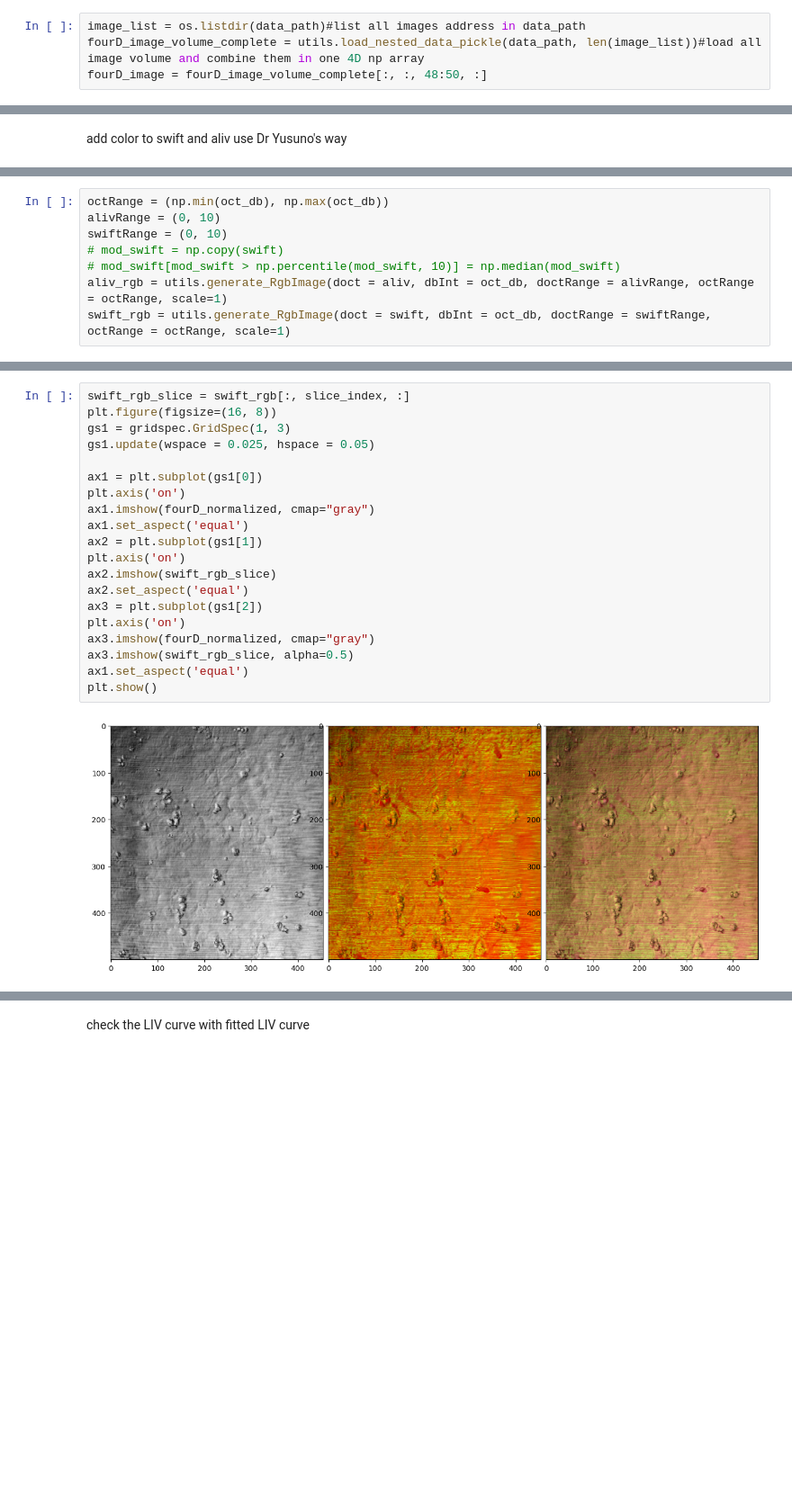
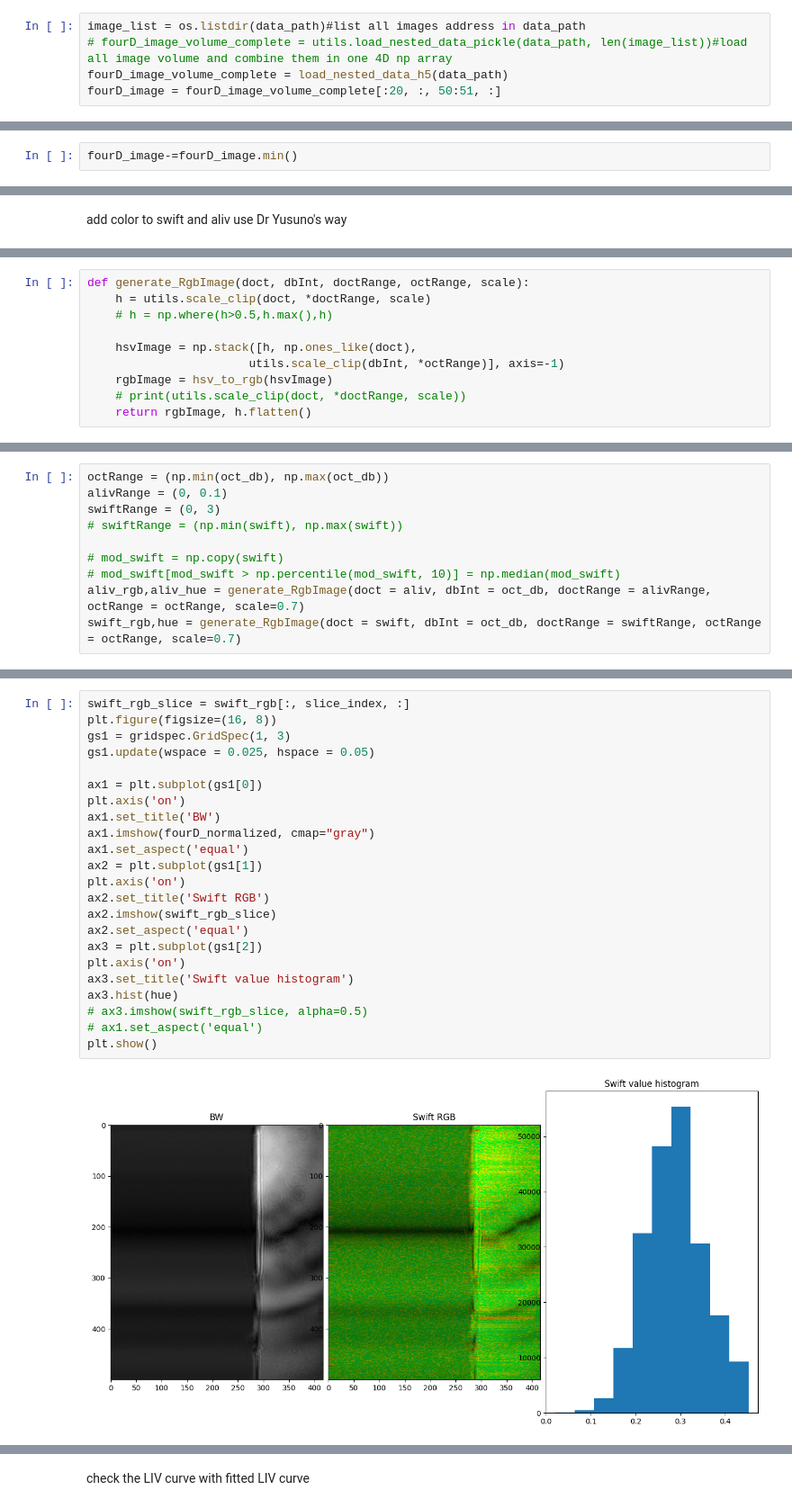
Before and after one commit to unrealxiao/dynamicOCT, a Jupyter notebook: YusunoDOCT.ipynb, the cells around one changed output, grey strips where cells are left out. Shown at 90% size. Saved outputs shown, nothing was run; the diff lists cells and outputs as text; blank space fills up the shorter version.

```diff
--- a/YusunoDOCT.ipynb
+++ b/YusunoDOCT.ipynb
@@ -40,4 +63,5 @@ plt.imshow(volume[1, :, :], cmap="gray")
 # %%
 image_list = os.listdir(data_path)#list all images address in data_path
-fourD_image_volume_complete = utils.load_nested_data_pickle(data_path, len(image_list))#load all image volume and combine them in one 4D np array
-fourD_image = fourD_image_volume_complete[:, :, 48:50, :]
+# fourD_image_volume_complete = utils.load_nested_data_pickle(data_path, len(image_list))#load all image volume and combine them in one 4D np array
+fourD_image_volume_complete = load_nested_data_h5(data_path)
+fourD_image = fourD_image_volume_complete[:20, :, 50:51, :]
@@ -45,0 +68,2 @@ concatenate_set = utils.concatenate_scan_set(fourD_image)
+# %%
+fourD_image-=fourD_image.min()
@@ -246,0 +183,10 @@ add color to swift and aliv use Dr Yusuno's way
+# %%
+def generate_RgbImage(doct, dbInt, doctRange, octRange, scale):
+    h = utils.scale_clip(doct, *doctRange, scale)
+    # h = np.where(h>0.5,h.max(),h)
+
+    hsvImage = np.stack([h, np.ones_like(doct),
+                       utils.scale_clip(dbInt, *octRange)], axis=-1)
+    rgbImage = hsv_to_rgb(hsvImage)
+    # print(utils.scale_clip(doct, *doctRange, scale))
+    return rgbImage, h.flatten()
@@ -247,8 +199,10 @@ add color to swift and aliv use Dr Yusuno's way
 # %%
 octRange = (np.min(oct_db), np.max(oct_db))
-alivRange = (0, 10)
-swiftRange = (0, 10)
+alivRange = (0, 0.1)
+swiftRange = (0, 3)
+# swiftRange = (np.min(swift), np.max(swift))
+
 # mod_swift = np.copy(swift)
 # mod_swift[mod_swift > np.percentile(mod_swift, 10)] = np.median(mod_swift)
-aliv_rgb = utils.generate_RgbImage(doct = aliv, dbInt = oct_db, doctRange = alivRange, octRange = octRange, scale=1)
-swift_rgb = utils.generate_RgbImage(doct = swift, dbInt = oct_db, doctRange = swiftRange, octRange = octRange, scale=1)
+aliv_rgb,aliv_hue = generate_RgbImage(doct = aliv, dbInt = oct_db, doctRange = alivRange, octRange = octRange, scale=0.7)
+swift_rgb,hue = generate_RgbImage(doct = swift, dbInt = oct_db, doctRange = swiftRange, octRange = octRange, scale=0.7)
@@ -259,22 +213,25 @@ np.float64(1.0)
 # %%
 swift_rgb_slice = swift_rgb[:, slice_index, :]
 plt.figure(figsize=(16, 8))
 gs1 = gridspec.GridSpec(1, 3)
 gs1.update(wspace = 0.025, hspace = 0.05)
 
 ax1 = plt.subplot(gs1[0])
 plt.axis('on')
+ax1.set_title('BW')
 ax1.imshow(fourD_normalized, cmap="gray")
 ax1.set_aspect('equal')
 ax2 = plt.subplot(gs1[1])
 plt.axis('on')
+ax2.set_title('Swift RGB')
 ax2.imshow(swift_rgb_slice)
 ax2.set_aspect('equal')
 ax3 = plt.subplot(gs1[2])
 plt.axis('on')
-ax3.imshow(fourD_normalized, cmap="gray")
-ax3.imshow(swift_rgb_slice, alpha=0.5)
-ax1.set_aspect('equal')
+ax3.set_title('Swift value histogram')
+ax3.hist(hue)
+# ax3.imshow(swift_rgb_slice, alpha=0.5)
+# ax1.set_aspect('equal')
 plt.show()
 # %% [output]
-[figure, old version]
+[figure, new version]
```
Also changed, not shown: parts of 40 cells of this notebook, 1 other file.
